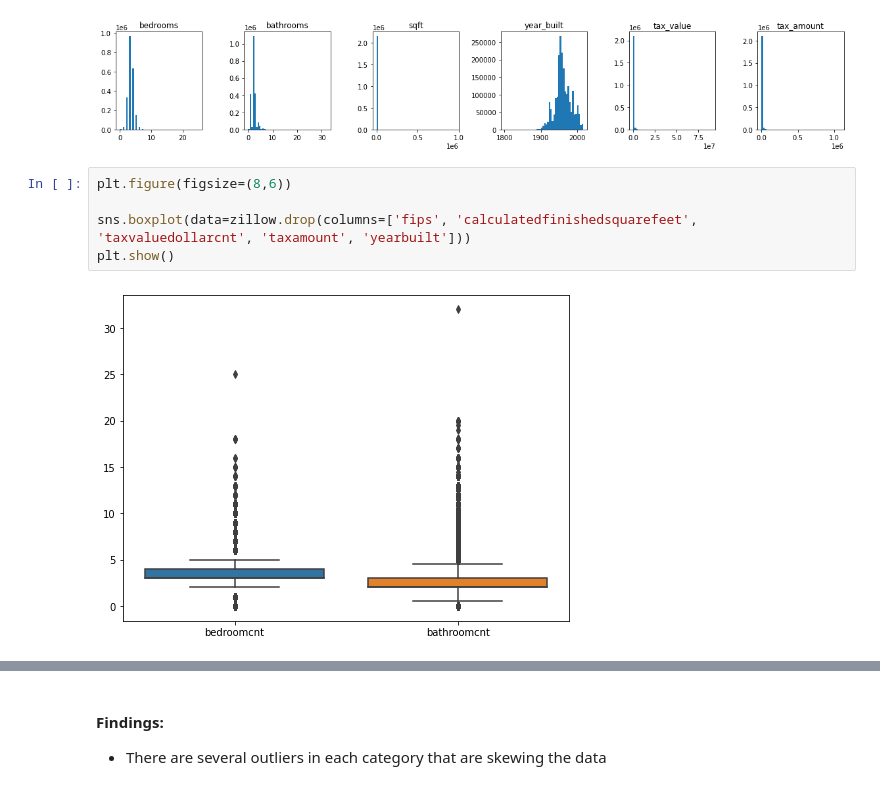
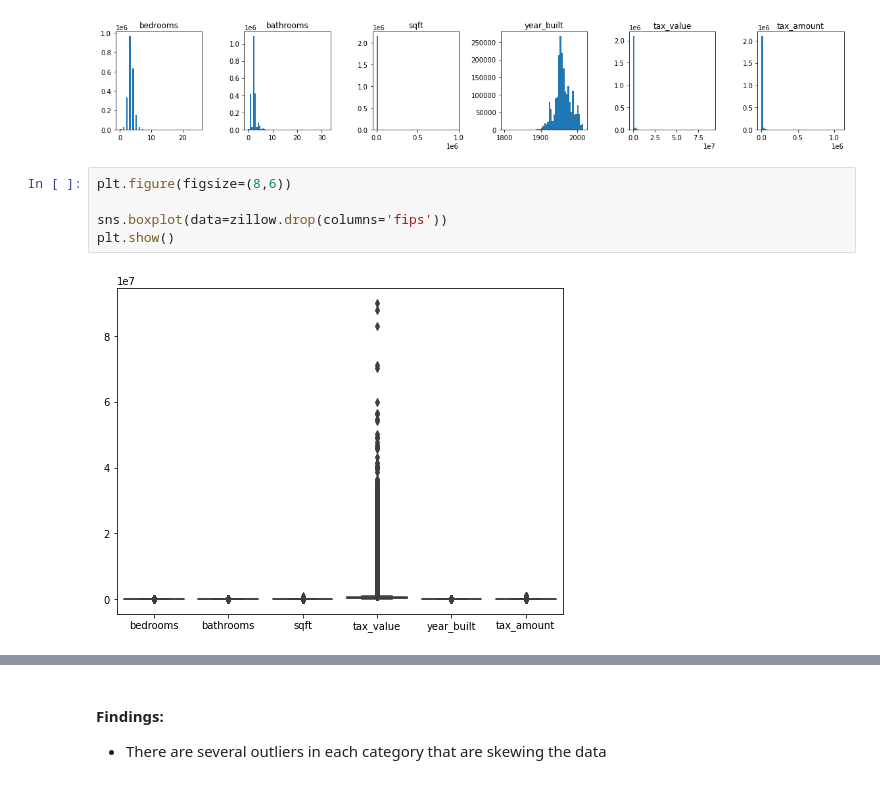
Before and after one commit to jeffakins/regression_exercises, a Jupyter notebook: wrangle.ipynb, the cells around one changed output, grey strips where cells are left out. Cells and saved outputs as stored; diff of their text form.

```diff
--- a/wrangle.ipynb
+++ b/wrangle.ipynb
@@ -299,7 +301,7 @@ for i, col in enumerate(cols):
 # %%
 plt.figure(figsize=(8,6))
 
-sns.boxplot(data=zillow.drop(columns=['fips', 'calculatedfinishedsquarefeet', 'taxvaluedollarcnt', 'taxamount', 'yearbuilt']))
+sns.boxplot(data=zillow.drop(columns='fips'))
 plt.show()
 # %% [output]
-[figure, old version]
+[figure, new version]
```
Also changed, not shown: parts of 6 cells of this notebook, 1 other file.
